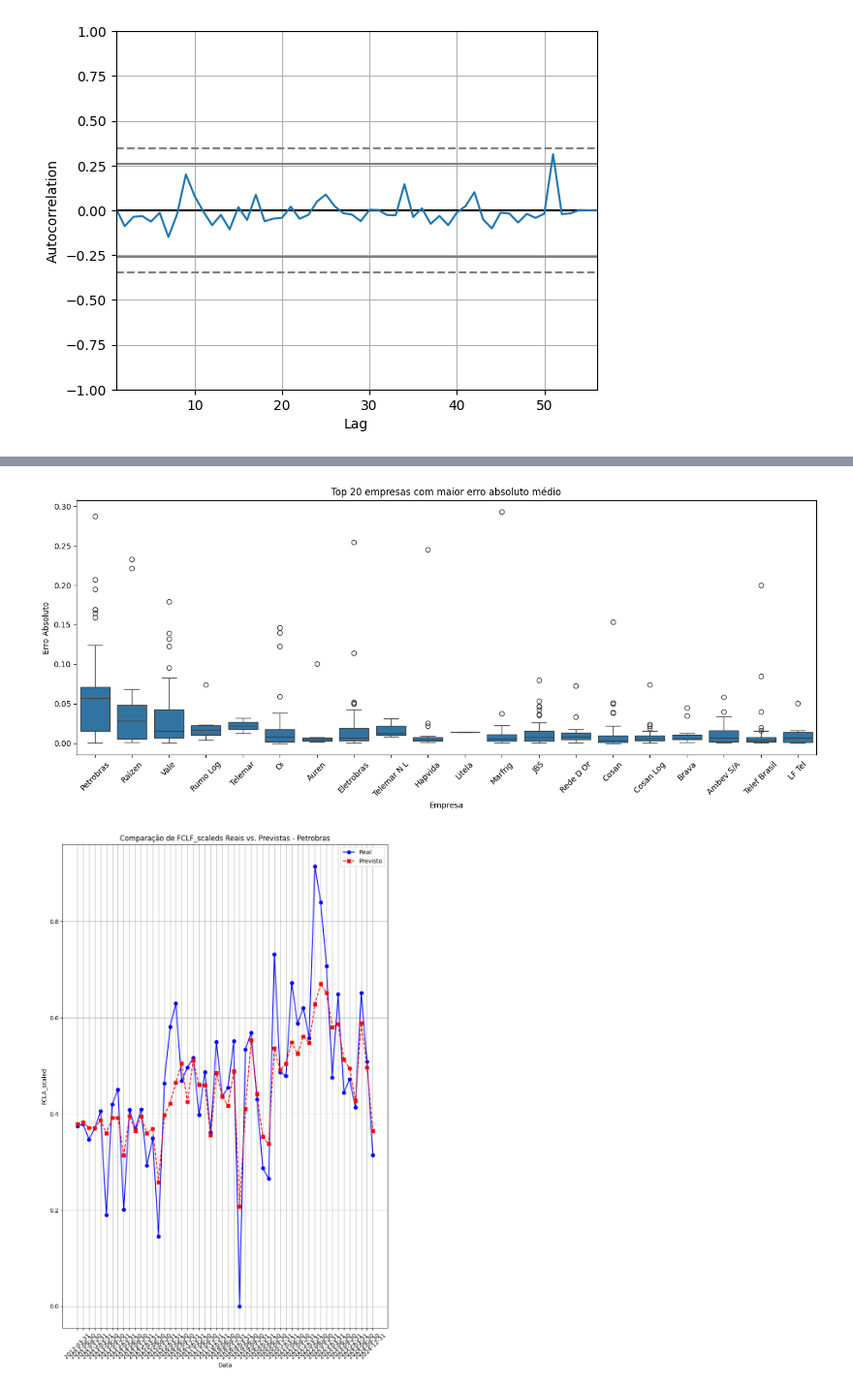
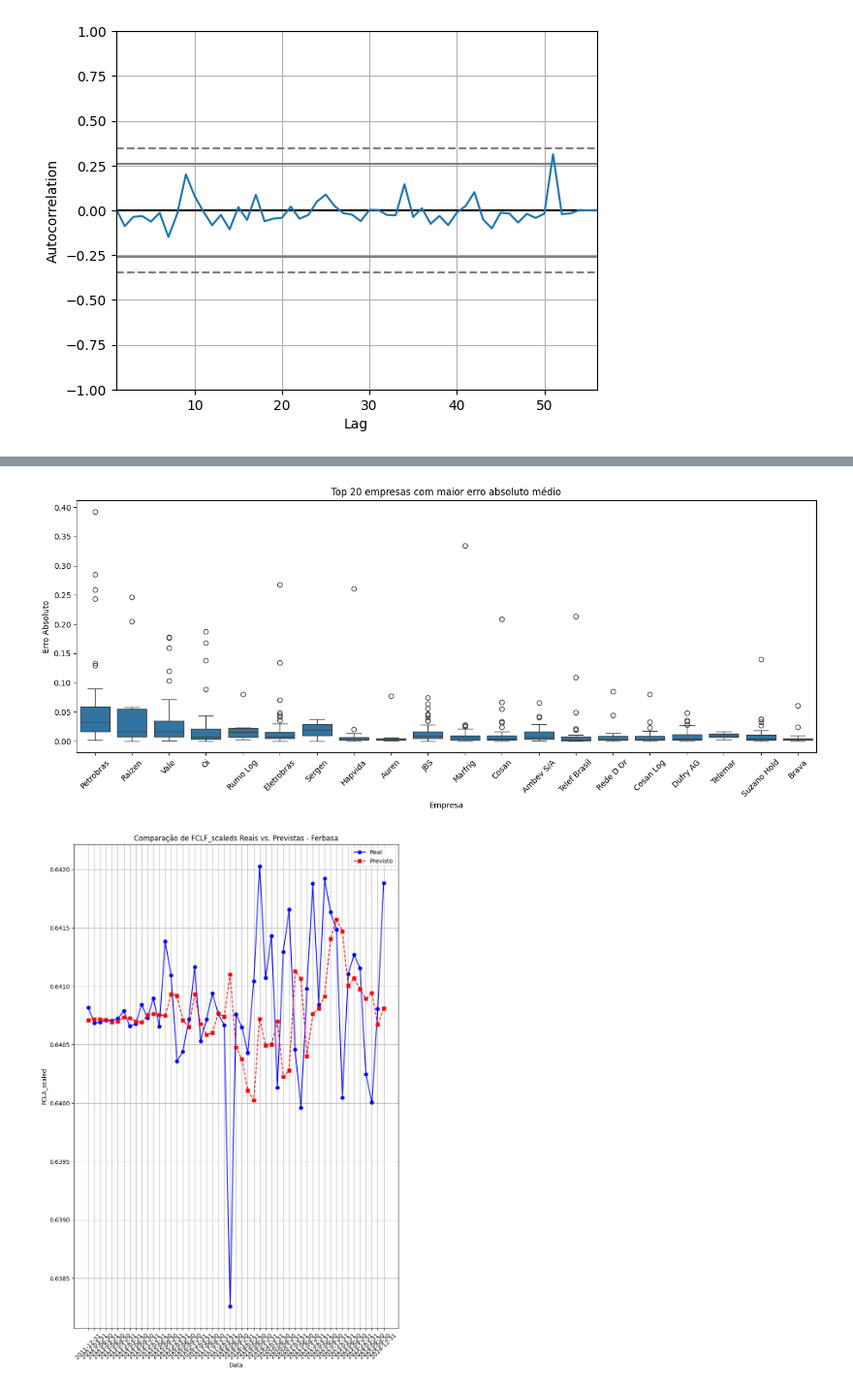
Before and after one commit to CHAnnnelch/IC_predicao_FCF, a Jupyter notebook: 02_KNN.ipynb, the cells around one changed output, grey strips where cells are left out. Shown: that part at 97% size. Saved outputs shown, nothing was run; the diff lists cells and outputs as text; code cells hidden in the pictures.

```diff
--- a/02_KNN.ipynb
+++ b/02_KNN.ipynb
@@ -91,0 +70,4 @@ df
+# %%
+df['FCFF_AT'] = df['FCFF']/df['AT']
+
+df['FCFE_AT'] = df['FCFE']/df['AT']
@@ -91,0 +96,11 @@ df
+# %%
+
+var = ['FCFF_AT']
+
+df = df.sort_values(['NOME', 'DATA'])
+df['lag_fcff_at'] = df.groupby('NOME')[var].shift(1)
+df['ma_fcff_at'] = df.groupby('NOME')[var].transform(lambda x: x.shift(1).rolling(3).mean())
+
+df['lag_fcff_at'] = df['lag_fcff_at'].fillna(method='bfill')
+df['ma_fcff_at'] = df['ma_fcff_at'].fillna(method='bfill')
+df
@@ -149,13 +178,13 @@ import pandas as pd
 
 warnings.simplefilter(action='ignore', category=FutureWarning)
 
-target_var = 'FCFF'
+target_var = 'FCFE'
 
 k=4
 
 
 def expanding_window_forecast_knn(df, target_col=target_var, empresa_col='NOME', date_col='DATA',
-                               min_train_size=k, horizon=1, features=['FCFF', 'lnAT', 'ROIC', 'b_NOPAT', 'GIRO_AT', 'LEV', 'LC', 'ma_fcff', 'lag_fcff']):
+                               min_train_size=k, horizon=1, features=['FCFE', 'lnAT', 'ROE', 'b_PL', 'GIRO_AT', 'LEV', 'LC', 'lag_fcfe', 'ma_fcfe']):
     results = []
 
     for empresa_id, grupo in df.groupby(empresa_col):
@@ -216,7 +245,7 @@ mae = mean_absolute_error(resultado['Real'], resultado['Previsto'])
 r2 = r2_score(resultado['Real'], resultado['Previsto'])
 
 n = len(resultado)
-p = len(['FCFF', 'lnAT', 'ROIC', 'b_NOPAT', 'GIRO_AT', 'LEV', 'LC', 'ma_fcff', 'lag_fcff'])
+p = len(['FCFE', 'lnAT', 'ROE', 'b_PL', 'GIRO_AT', 'LEV', 'LC', 'lag_fcfe', 'ma_fcfe'])
 r2_adj = 1 - (1 - r2) * (n - 1) / (n - p - 1)
 
 train_rmse_media = resultado['Train RMSE'].mean()
@@ -310,23 +339,23 @@ plt.title(f'Top {top_n} empresas com maior erro absoluto médio')
 plt.tight_layout()
 plt.show()
 # %% [output]
-[figure, old version]
+[figure, new version]
 # %%
 results_df = resultado
-empresa_selecionada = 'Petrobras'
+empresa_selecionada = 'Ferbasa'
 df_selecionado = results_df[results_df["Empresa"] == empresa_selecionada]
 
 plt.figure(figsize=(10,15))
 plt.plot(df_selecionado["Data"], df_selecionado["Real"], label="Real", marker='o', linestyle='solid', color="blue")
 plt.plot(df_selecionado["Data"], df_selecionado["Previsto"], label="Previsto", marker='s', linestyle='dashed', color="red")
 
 plt.xlabel("Data")
 plt.ylabel("FCLA_scaled")
 plt.title(f"Comparação de FCLF_scaleds Reais vs. Previstas - {empresa_selecionada}")
 plt.legend()
 plt.xticks(rotation=45)  # Rotaciona os rótulos do eixo X para melhor visualização
 plt.grid(True)
 
 plt.show()
 # %% [output]
-[figure, old version]
+[figure, new version]
```
Also changed, not shown: parts of 13 cells of this notebook, 23 other files.
